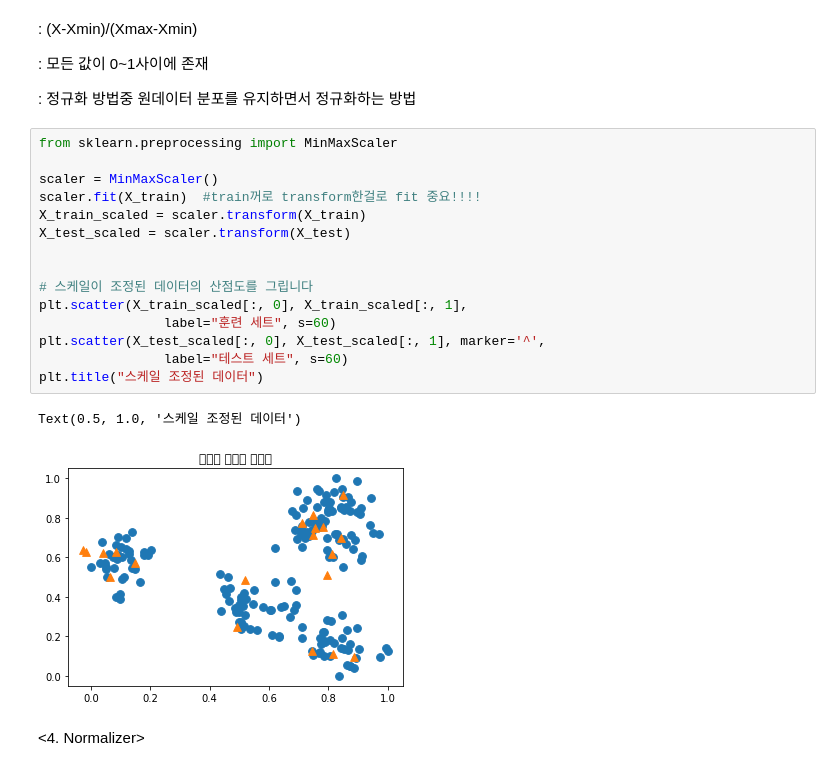
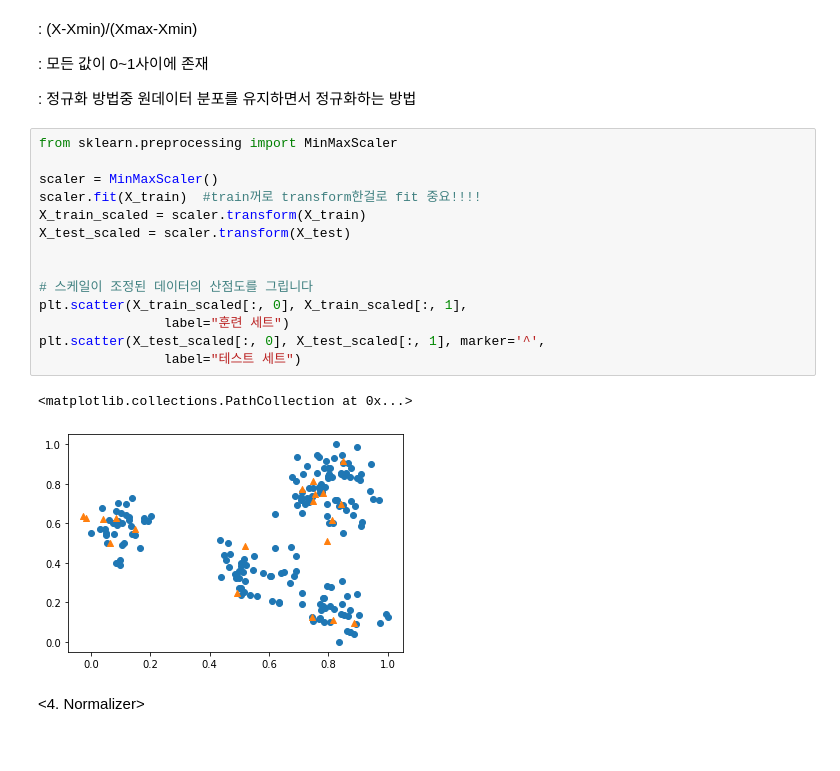
Before and after one commit to junheeyoon/-Study, a Jupyter notebook: 싸이킷런_데이터_전처리_스케일_조정(스케일러).ipynb, the cells around one changed output. Saved outputs shown, nothing was run; the diff lists cells and outputs as text.

```diff
--- a/싸이킷런_데이터_전처리_스케일_조정(스케일러).ipynb
+++ b/싸이킷런_데이터_전처리_스케일_조정(스케일러).ipynb
@@ -70,21 +70,20 @@ plt.scatter(X_scaled[:,0],X_scaled[:,1])
 # %%
 from sklearn.preprocessing import MinMaxScaler
 
 scaler = MinMaxScaler()
 scaler.fit(X_train)  #train꺼로 transform한걸로 fit 중요!!!!
 X_train_scaled = scaler.transform(X_train)
 X_test_scaled = scaler.transform(X_test)
 
 
 # 스케일이 조정된 데이터의 산점도를 그립니다
 plt.scatter(X_train_scaled[:, 0], X_train_scaled[:, 1],
-                label="훈련 세트", s=60)
+                label="훈련 세트")
 plt.scatter(X_test_scaled[:, 0], X_test_scaled[:, 1], marker='^',
-                label="테스트 세트", s=60)
-plt.title("스케일 조정된 데이터")
+                label="테스트 세트")
 # %% [output]
-Text(0.5, 1.0, '스케일 조정된 데이터')
+<matplotlib.collections.PathCollection at 0x...>
-[figure, old version]
+[figure, new version]
 # %% [markdown]
 <4. Normalizer>
 # %% [markdown]
```
